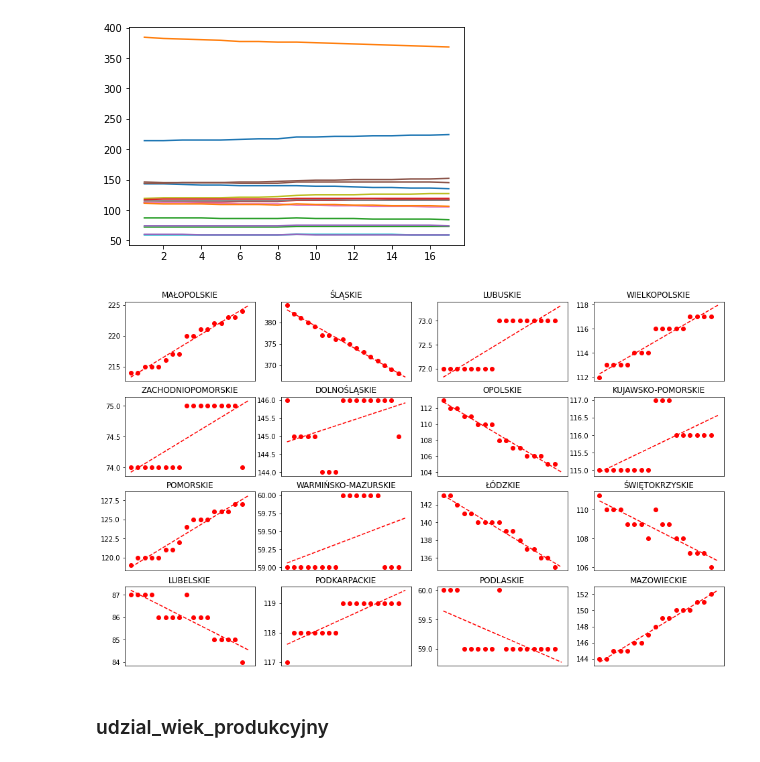
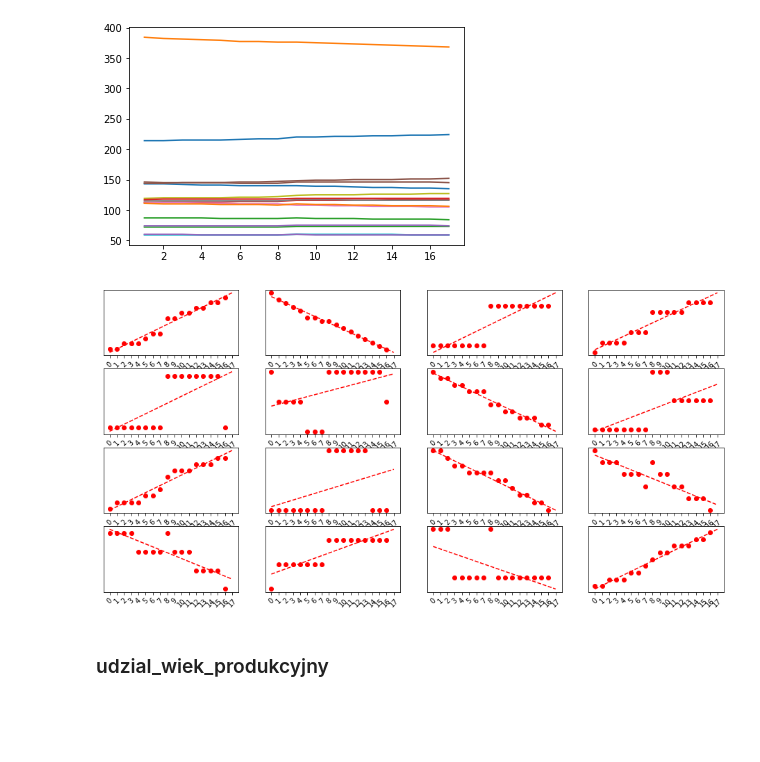
Before and after one commit to MarBry111/Forecast_Election_Poland, a Jupyter notebook: Model_III_MOREparameters.ipynb, the cells around one changed output. Drawn from its saved outputs; the diff is of its cells as text; code cells hidden in the pictures; blank space fills up the shorter version.

```diff
--- a/Model_III_MOREparameters.ipynb
+++ b/Model_III_MOREparameters.ipynb
@@ -262,24 +263,23 @@ def lq_lin(x, a, b):
 # %%
 x = np.arange(17)
 
-fig = plt.figure(1, figsize=(16,10))
+fig = plt.figure(1, figsize=(16,8))
 
 for w in range(data_reshaped.shape[1]):
     (a,b), pcov = curve_fit(lq_lin, x, data_reshaped[1:,w], p0=[1,1])
     xmodel = np.arange(18)
     ymodel = lq_lin(xmodel, a, b)
 
     ax1 = fig.add_subplot(4,4,w+1)
     ax1.plot(x, data_reshaped[1:,w], "ro", label="Experiment")
     ax1.plot(xmodel,ymodel, "r--", label="Model")
-    ax1.set_xticks([])
-    ax1.set_title(woj[w])
-    #plt.xticks(range(18), rotation=45)
+    ax1.set_yticks([])
+    plt.xticks(range(18), rotation=45)
     #ax.set_xticklabels(xlabels, rotation=40, ha=ha[n])
     #stat_list_org[-1]['dochody_brutto_na_mieszkanca'][w] = ymodel[-1]
 plt.savefig('dane_pdf/dane_stat/ludnosc_na_1km2.pdf',  bbox_inches='tight')
 # %% [output]
-[figure, old version]
+[figure, new version]
 # %%
 for w in range(data_reshaped.shape[1]):
     stat_list_org[0]['ludnosc_na_1km2'][w] = data_reshaped[1,w]
```
Also changed, not shown: parts of 43 cells of this notebook.
